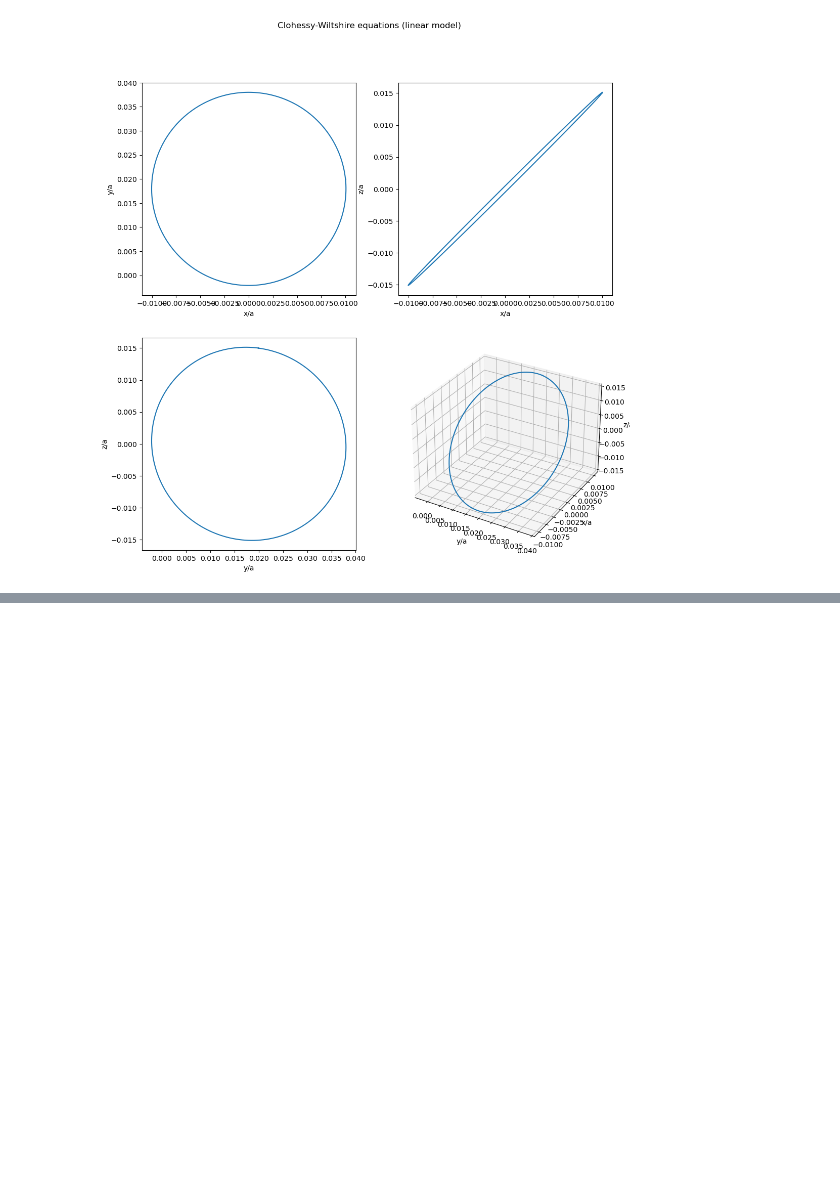
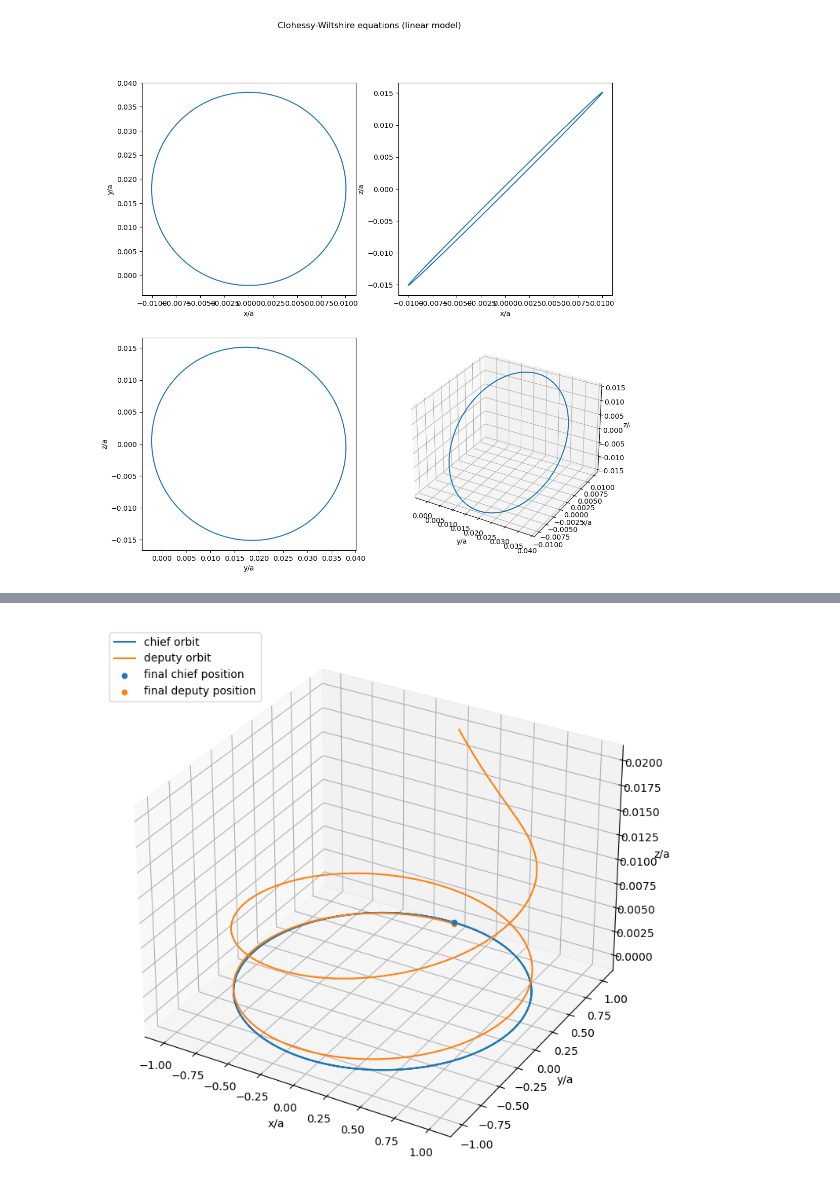
Before and after one commit to A1rsenij/Spacecraft-control, a Jupyter notebook: sff.ipynb, the cells around one changed output, grey strips where cells are left out. Cells and saved outputs as stored; diff of their text form; code cells hidden in the pictures; blank space fills up the shorter version.

```diff
--- a/sff.ipynb
+++ b/sff.ipynb
@@ -262,0 +331,16 @@ plt.show()
+# %%
+#calculating deputy position in ECI
+deputy_pos = np.empty((3, 0))
+
+for x, y, z, x1, y1, z1, xt1, yt1, zt1 in zip(solution.y[0], solution.y[1], solution.y[2], solution.y[6], solution.y[7], solution.y[8], solution.y[9], solution.y[10], solution.y[11]):
+    ez = np.array([x1, y1, z1])
+    ez = ez / np.linalg.norm(ez)
+    ey = np.cross([x1, y1, z1], [xt1, yt1, zt1])
+    ey = ey / np.linalg.norm(np.double(ey))
+    ex = np.cross(ey, ez)
+
+    A = np.vstack((ex, ey, ez)).T
+
+    x0, y0, z0 = (A @ np.array([[x], [y], [z]]) + np.array([[x1], [y1], [z1]])).T[0]
+
+    deputy_pos = np.concatenate((deputy_pos, [[x0], [y0], [z0]]), axis=1)
@@ -262,0 +375,19 @@ plt.show()
+# %%
+# deputy and chief orbits in ECI coordinate system
+fig = plt.figure(figsize=(9, 9))
+ax = fig.add_subplot(projection='3d')
+ax.plot3D(solution.y[7] / r0, solution.y[6] / r0, solution.y[8] / r0, label="chief orbit")
+ax.plot3D(deputy_pos[1] / r0, deputy_pos[0] / r0, deputy_pos[2] / r0, label="deputy orbit")
+
+ax.scatter(solution.y[7][-1] / r0, solution.y[6][-1] / r0, solution.y[8][-1] / r0, marker="o", label="final chief position")
+ax.scatter(deputy_pos[1][-1] / r0, deputy_pos[0][-1] / r0, deputy_pos[2][-1] / r0, marker="o", label="final deputy position")
+
+ax.set_xlabel("x/a")
+ax.set_ylabel("y/a")
+ax.set_zlabel("z/a")
+
+ax.legend(loc="upper left")
+
+plt.show()
+# %% [output]
+[figure, added]
```
Also changed, not shown: parts of 3 cells of this notebook.
